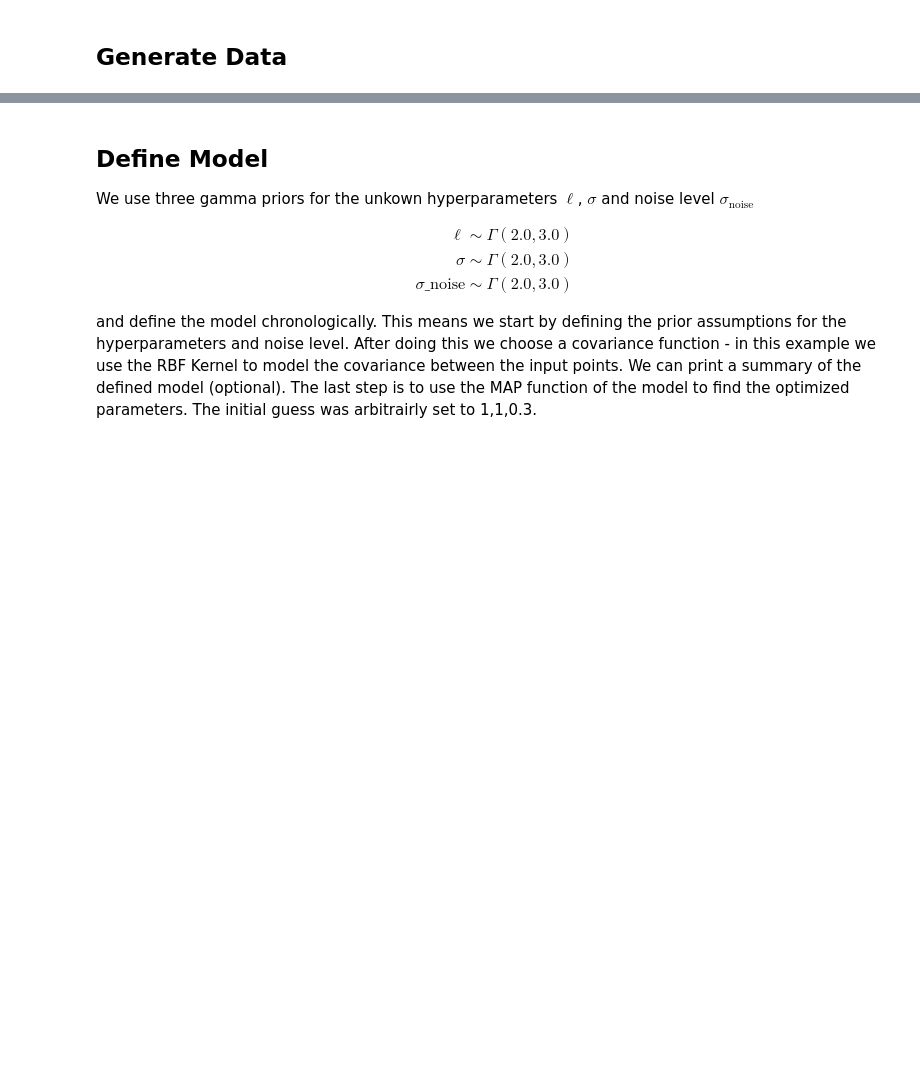
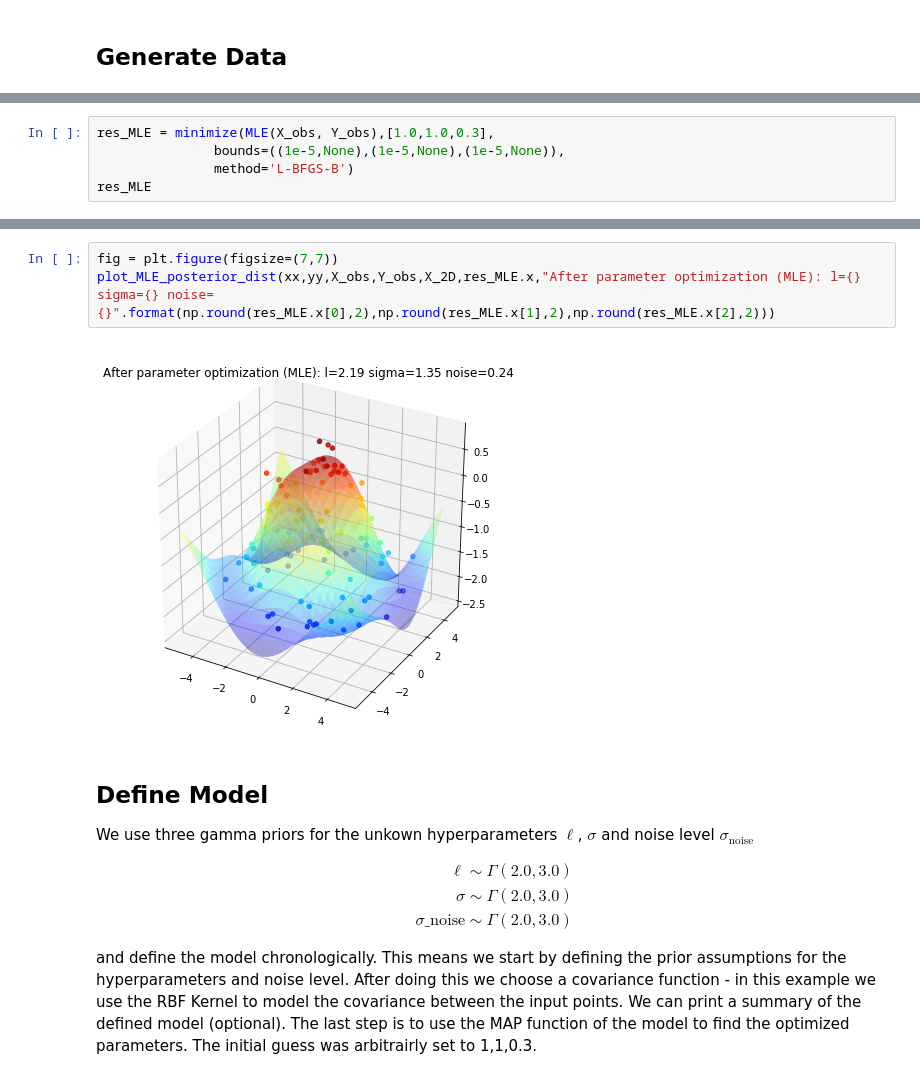
Before and after one commit to jsve96/MA_GPR, a Jupyter notebook: Example_1.ipynb, the cells around one changed output, grey strips where cells are left out. Cells and saved outputs as stored; diff of their text form; blank space fills up the shorter version.

```diff
--- a/Example_1.ipynb
+++ b/Example_1.ipynb
@@ -27,0 +58,5 @@ ax2.set_xlabel('X2');
+# %%
+res_MLE = minimize(MLE(X_obs, Y_obs),[1.0,1.0,0.3],
+               bounds=((1e-5,None),(1e-5,None),(1e-5,None)),
+               method='L-BFGS-B')
+res_MLE
@@ -28,3 +73,8 @@ ax2.set_xlabel('X2');
+# %%
+fig = plt.figure(figsize=(7,7))
+plot_MLE_posterior_dist(xx,yy,X_obs,Y_obs,X_2D,res_MLE.x,"After parameter optimization (MLE): l={} sigma={} noise={}".format(np.round(res_MLE.x[0],2),np.round(res_MLE.x[1],2),np.round(res_MLE.x[2],2)))
+# %% [output]
+[figure, added]
 # %% [markdown]
 ## Define Model
 
```
Also changed, not shown: parts of 16 cells of this notebook, 2 other files.
